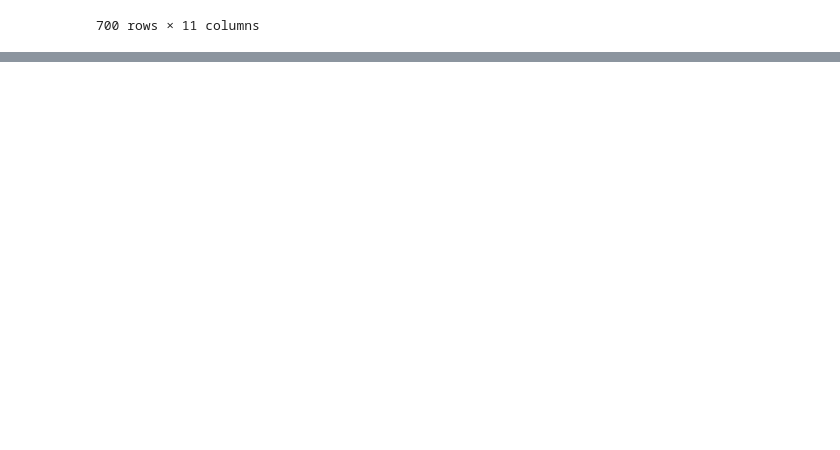
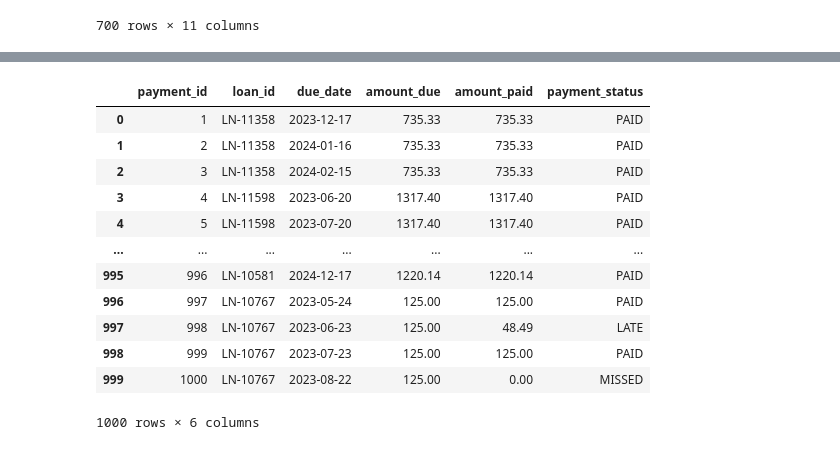
Before and after one commit to Muhozgu/finserve, a Jupyter notebook: data/raw_clean.ipynb, the cells around one changed output, grey strips where cells are left out. Cells and saved outputs as stored; diff of their text form; code cells hidden in the pictures; blank space fills up the shorter version.

```diff
--- a/data/raw_clean.ipynb
+++ b/data/raw_clean.ipynb
@@ -164,0 +183,18 @@ xf = pd.read_csv('C:\\Users\\muhoz\\Documents\\finserve\\data\\processed\\loan_a
+# %%
+sf = pd.read_csv('C:\\Users\\muhoz\\Documents\\finserve\\data\\raw\\payments.csv')
+
+sf.head(1000)
+# %% [output]
+|  | payment_id | loan_id | due_date | amount_due | amount_paid | payment_status |
+| 0 | 1 | LN-11358 | 2023-12-17 | 735.33 | 735.33 | PAID |
+| 1 | 2 | LN-11358 | 2024-01-16 | 735.33 | 735.33 | PAID |
+| 2 | 3 | LN-11358 | 2024-02-15 | 735.33 | 735.33 | PAID |
+| 3 | 4 | LN-11598 | 2023-06-20 | 1317.40 | 1317.40 | PAID |
+| 4 | 5 | LN-11598 | 2023-07-20 | 1317.40 | 1317.40 | PAID |
+| ... | ... | ... | ... | ... | ... | ... |
+| 995 | 996 | LN-10581 | 2024-12-17 | 1220.14 | 1220.14 | PAID |
+| 996 | 997 | LN-10767 | 2023-05-24 | 125.00 | 125.00 | PAID |
+| 997 | 998 | LN-10767 | 2023-06-23 | 125.00 | 48.49 | LATE |
+| 998 | 999 | LN-10767 | 2023-07-23 | 125.00 | 125.00 | PAID |
+| 999 | 1000 | LN-10767 | 2023-08-22 | 125.00 | 0.00 | MISSED |
+1000 rows × 6 columns
```
Also changed, not shown: parts of 2 cells of this notebook.
